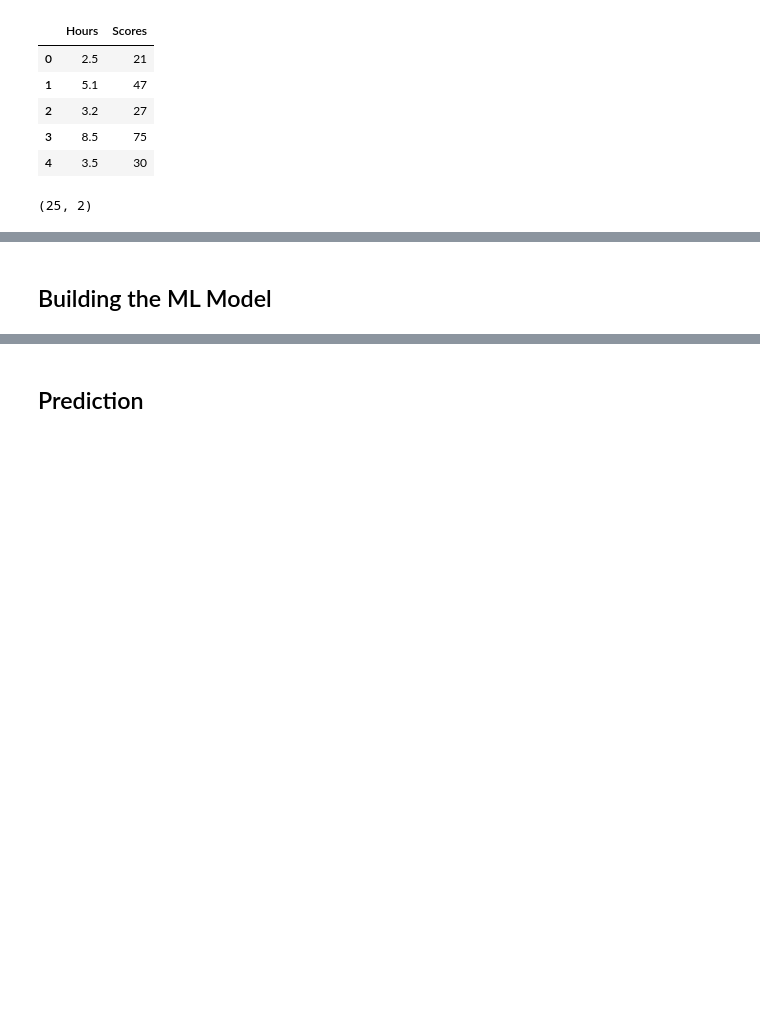
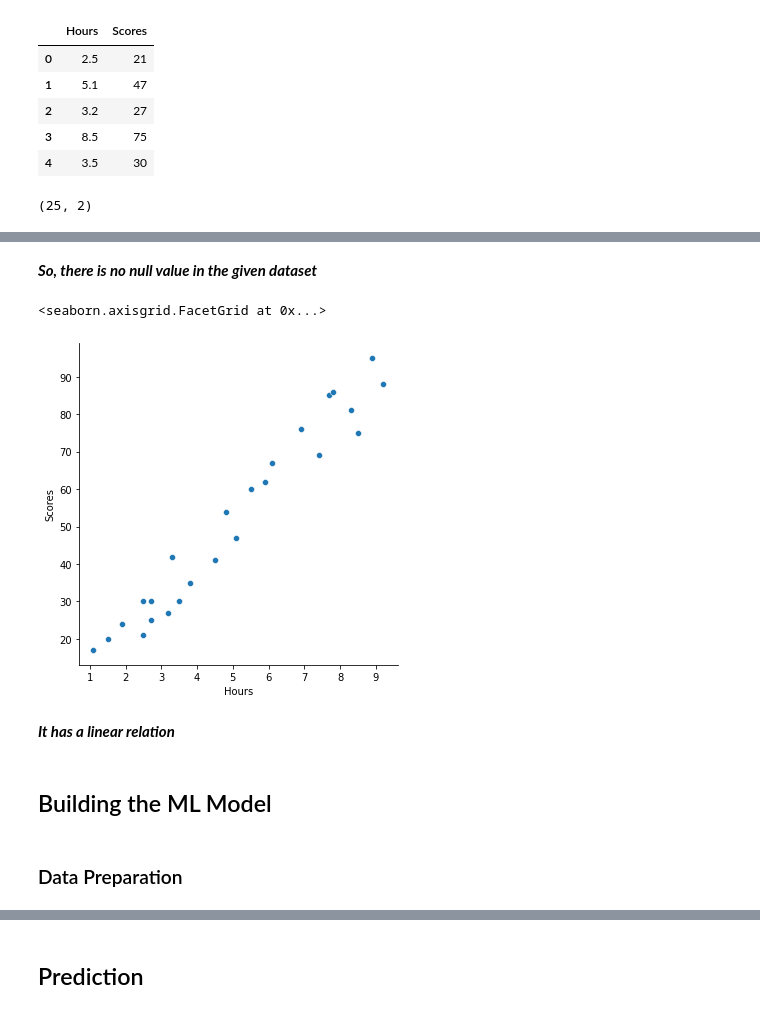
Before and after one commit to ravi-prakash1907/The-Spark-Foundation-Tasks, a Jupyter notebook: Task1/task1.ipynb, the cells around one changed output, grey strips where cells are left out. Drawn from its saved outputs; the diff is of its cells as text; code cells hidden in the pictures; blank space fills up the shorter version.

```diff
--- a/Task1/task1.ipynb
+++ b/Task1/task1.ipynb
@@ -79,2 +106,14 @@ data.describe
+# %% [markdown]
+_**So, there is no null value in the given dataset**_
+# %%
+## visualization
+sns.relplot(x='Hours', y='Scores', data=data)
+# %% [output]
+<seaborn.axisgrid.FacetGrid at 0x...>
+[figure, added]
+# %% [markdown]
+_**It has a linear relation**_
 # %% [markdown]
 ## Building the ML Model
+# %% [markdown]
+### Data Preparation
```
Also changed, not shown: parts of 17 cells of this notebook.
